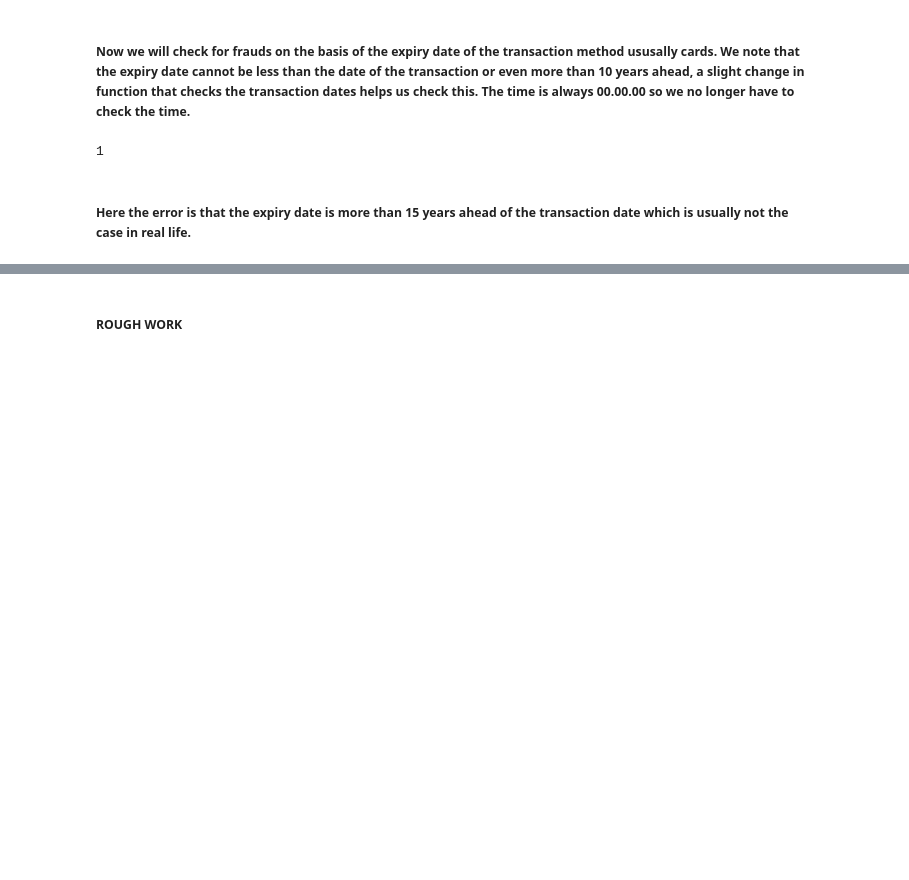
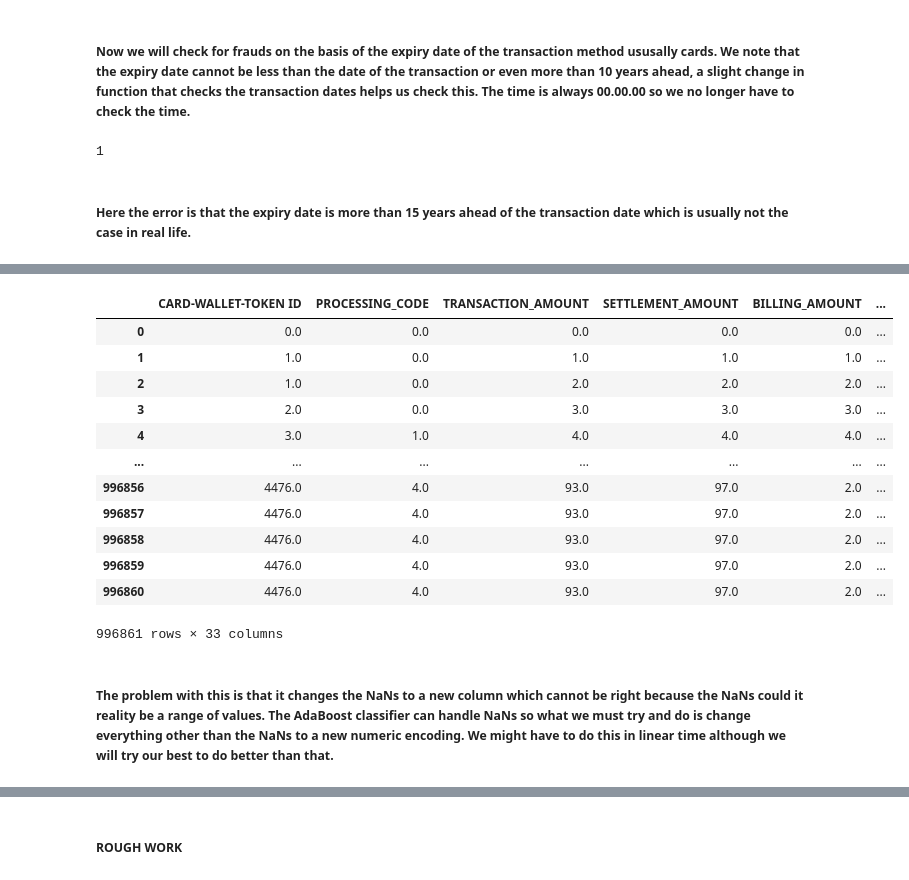
Before and after one commit to apgodbole/Fortiate_Project, a Jupyter notebook: Fortiate_DST_3_and_6.ipynb, the cells around one changed output, grey strips where cells are left out. Cells and saved outputs as stored; diff of their text form; code cells hidden in the pictures; blank space fills up the shorter version.

```diff
--- a/Fortiate_DST_3_and_6.ipynb
+++ b/Fortiate_DST_3_and_6.ipynb
@@ -272,0 +463,6 @@ Time taken to find fraud cases: 1.0639889240264893
+# %%
+##creating mode value dictionary
+mode_dict = {}
+for col in data2_copy.columns:
+  mode_dict[col] = data2_copy[col].mode()[0]
+mode_dict
@@ -272,0 +487,18 @@ Time taken to find fraud cases: 1.0639889240264893
+# %%
+for col in data2_copy.columns:
+  data2_copy[col] = data2_copy[col].where(pd.isna(data2_copy[col])==False,mode_dict[col])
+data2_copy
+# %% [output]
+|  | CARD-WALLET-TOKEN ID | PROCESSING_CODE | TRANSACTION_AMOUNT | SETTLEMENT_AMOUNT | BILLING_AMOUNT | ... |
+| 0 | 0.0 | 0.0 | 0.0 | 0.0 | 0.0 | ... |
+| 1 | 1.0 | 0.0 | 1.0 | 1.0 | 1.0 | ... |
+| 2 | 1.0 | 0.0 | 2.0 | 2.0 | 2.0 | ... |
+| 3 | 2.0 | 0.0 | 3.0 | 3.0 | 3.0 | ... |
+| 4 | 3.0 | 1.0 | 4.0 | 4.0 | 4.0 | ... |
+| ... | ... | ... | ... | ... | ... | ... |
+| 996856 | 4476.0 | 4.0 | 93.0 | 97.0 | 2.0 | ... |
+| 996857 | 4476.0 | 4.0 | 93.0 | 97.0 | 2.0 | ... |
+| 996858 | 4476.0 | 4.0 | 93.0 | 97.0 | 2.0 | ... |
+| 996859 | 4476.0 | 4.0 | 93.0 | 97.0 | 2.0 | ... |
+| 996860 | 4476.0 | 4.0 | 93.0 | 97.0 | 2.0 | ... |
+996861 rows × 33 columns
@@ -272,0 +509,2 @@ Time taken to find fraud cases: 1.0639889240264893
+# %% [markdown]
+##### The problem with this is that it changes the NaNs to a new column which cannot be right because the NaNs could it reality be a range of values. The AdaBoost classifier can handle NaNs so what we must try and do is change everything other than the NaNs to a new numeric encoding. We might have to do this in linear time although we will try our best to do better than that.
```
Also changed, not shown: parts of 69 cells of this notebook.
